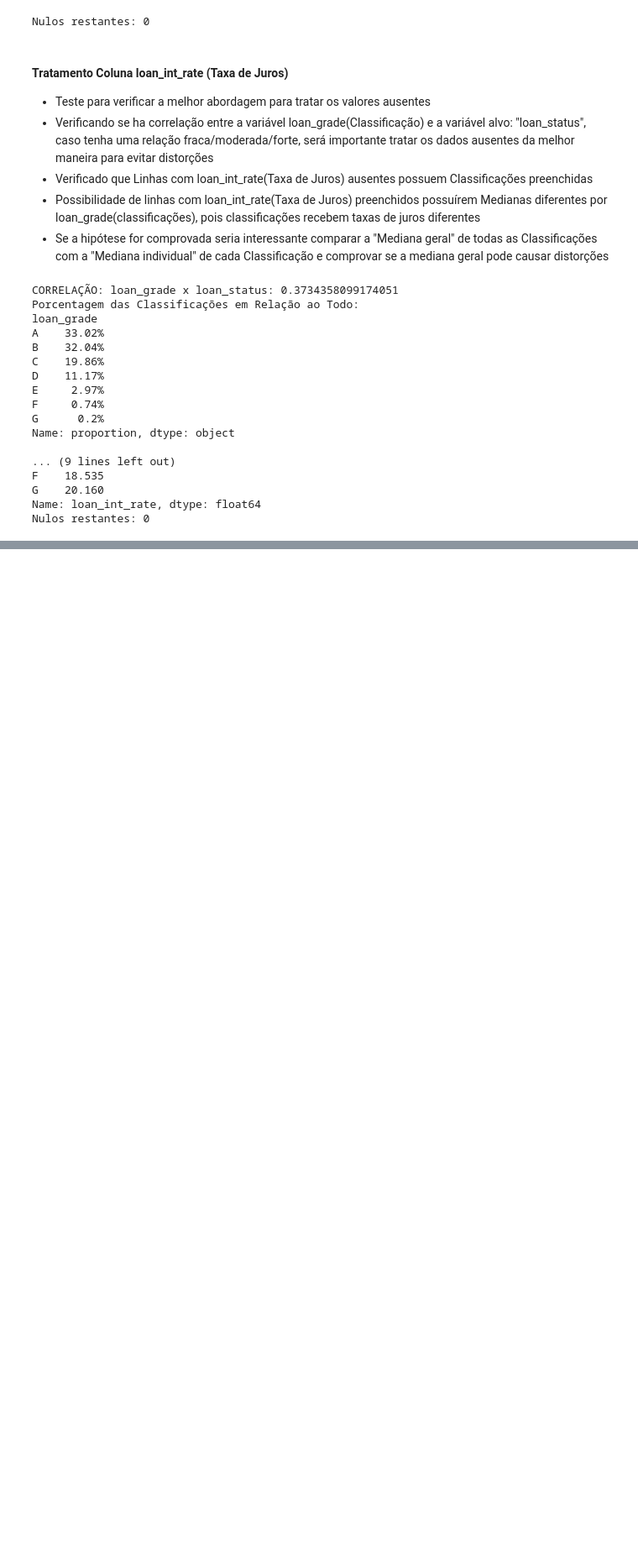
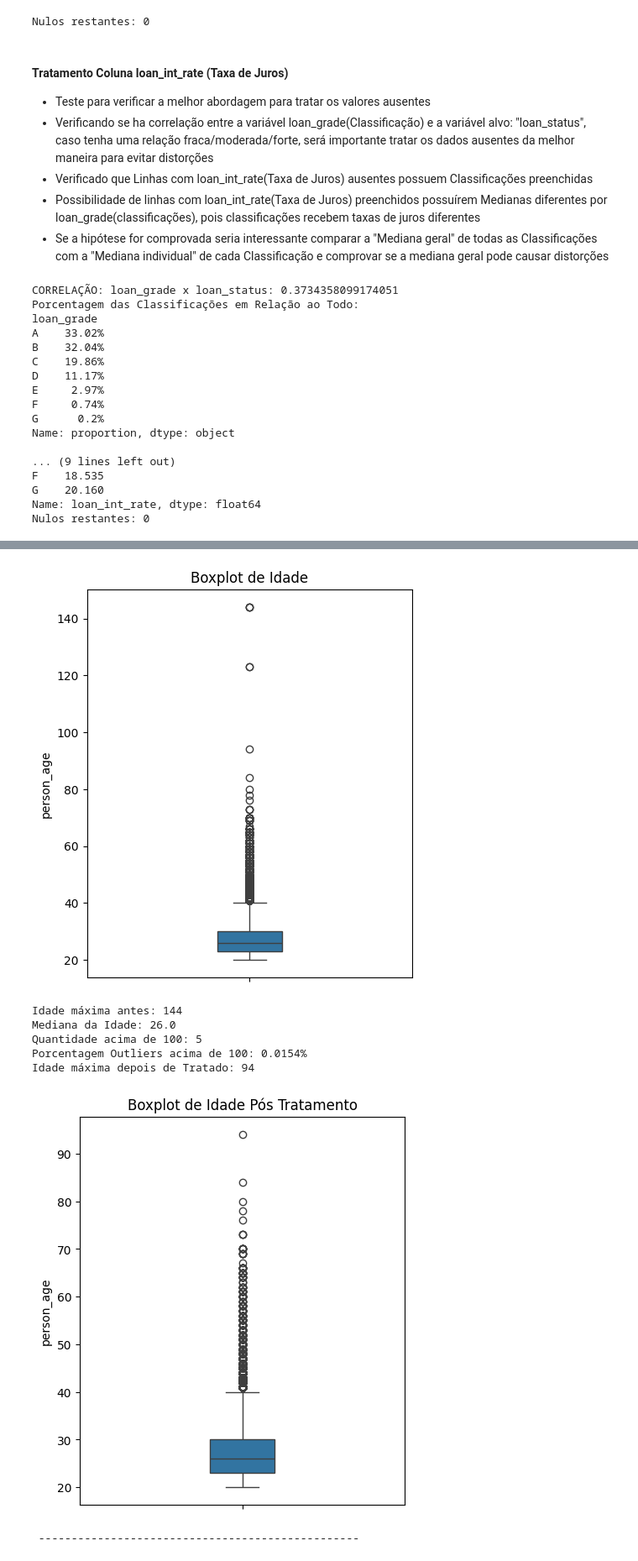
Before and after one commit to Rudolfhf/Projeto_Avaliativo_M-dulo_1, a Jupyter notebook: main.ipynb, the cells around one changed output, grey strips where cells are left out. Shown at 84% size. Cells and saved outputs as stored; diff of their text form; code cells hidden in the pictures; blank space fills up the shorter version.

Commit message:
finalizaçao gráficos e tratamento de outliers

```diff
--- a/main.ipynb
+++ b/main.ipynb
@@ -202,0 +205,53 @@ Nulos restantes: 0
+# %%
+#BoxPlot Idade
+plt.figure(figsize=(5, 6))
+sns.boxplot(data=df_limpo['person_age'], width=0.2)
+plt.title("Boxplot de Idade")
+plt.show()
+
+#Tratamento Idade
+print("Idade máxima antes:", df_limpo['person_age'].max()) #Para fins de estatística
+print("Mediana da Idade:", df_limpo['person_age'].median()) #Para fins de estatística
+print("Quantidade acima de 100:", (df_limpo['person_age'] > 100).sum()) #Para fins de estatística
+porcentagem = ((df_limpo["person_age"] > 100).mean() * 100) # Verificar a porcentagem de Outliers acima de 100
+print(f"Porcentagem Outliers acima de 100: {porcentagem:.4f}%")
+
+df_limpo = df_limpo[df_limpo['person_age'] < 100] #Tratamento dos dados via Remoção
+print("Idade máxima depois de Tratado:", df_limpo['person_age'].max())
+
+#BoxPlot Idade Após Tratamento
+plt.figure(figsize=(5, 6))
+sns.boxplot(data=df_limpo['person_age'], width=0.2)
+plt.title("Boxplot de Idade Pós Tratamento")
+plt.show()
+
+print(" ------------------------------------------------- ")
+
+#BoxPlot Tempo de Emprego
+plt.figure(figsize=(5, 6))
+sns.boxplot(data=df_limpo['person_emp_length'], width=0.2)
+plt.title("Boxplot Tempo de Emprego")
+plt.show()
+
+#Tratamento Tempo de Emprego - Remoção
+print("Linhas antes:", df_limpo.shape[0])
+print("Tempo Máximo de Emprego Antes", df_limpo['person_emp_length'].max())
+print("Quantidade Acima de 50:", (df_limpo['person_emp_length'] > 50).sum())
+df_limpo = df_limpo[df_limpo['person_emp_length'] < 50]
+print("Linhas depois:", df_limpo.shape[0])
+print("Tempo Máximo de Emprego depois de Tratado:", df_limpo['person_emp_length'].max())
+
+#BoxPlot Tempo de Emprego Após Tratamento
+plt.figure(figsize=(5, 6))
+sns.boxplot(data=df_limpo['person_emp_length'], width=0.2)
+plt.title("Boxplot Tempo de Emprego Pós Tratamento")
+plt.show()
+# %% [output]
+[figure, added]
+Idade máxima antes: 144
+Mediana da Idade: 26.0
+Quantidade acima de 100: 5
+Porcentagem Outliers acima de 100: 0.0154%
+Idade máxima depois de Tratado: 94
+[figure, added]
+ -------------------------------------------------
```
Also changed, not shown: parts of 5 cells of this notebook.
